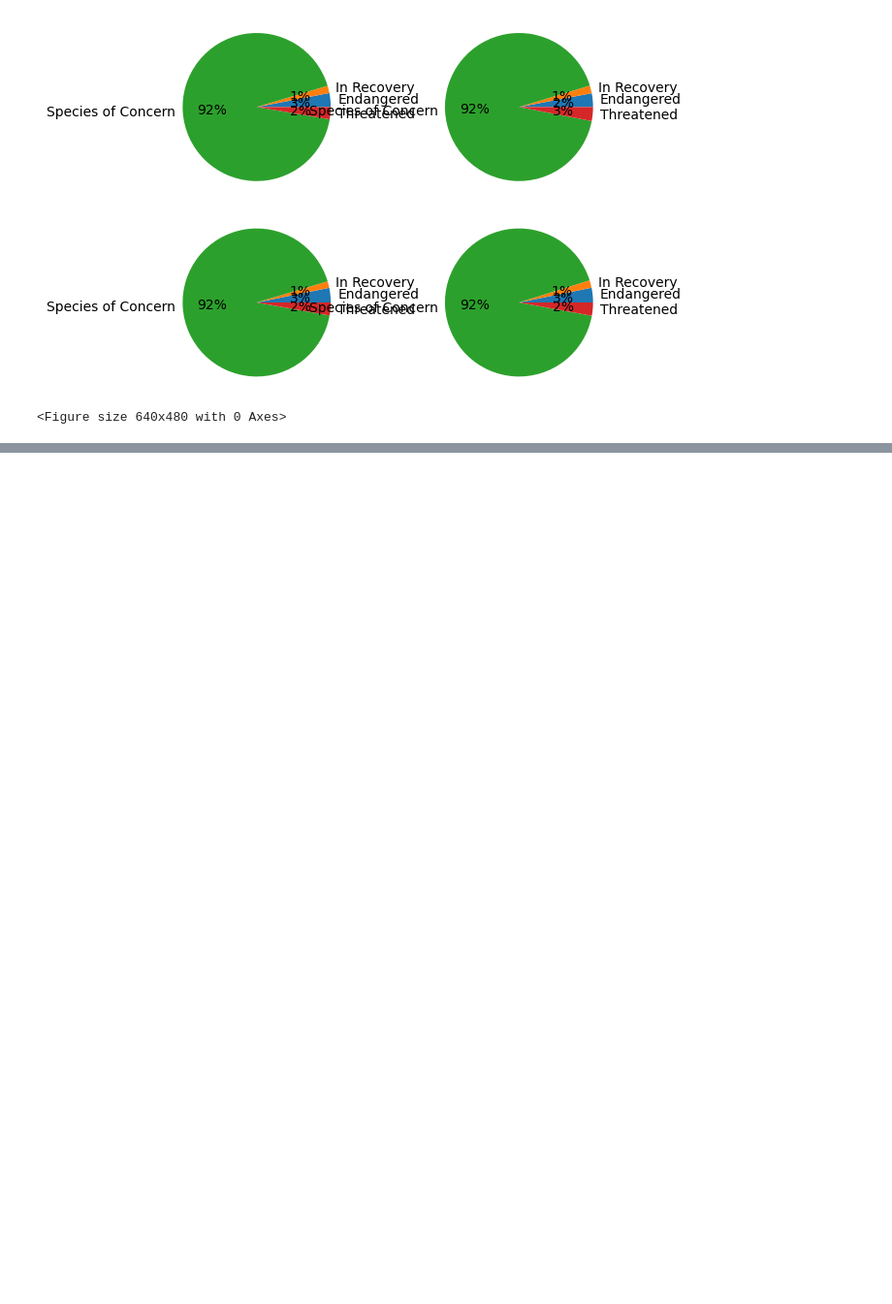
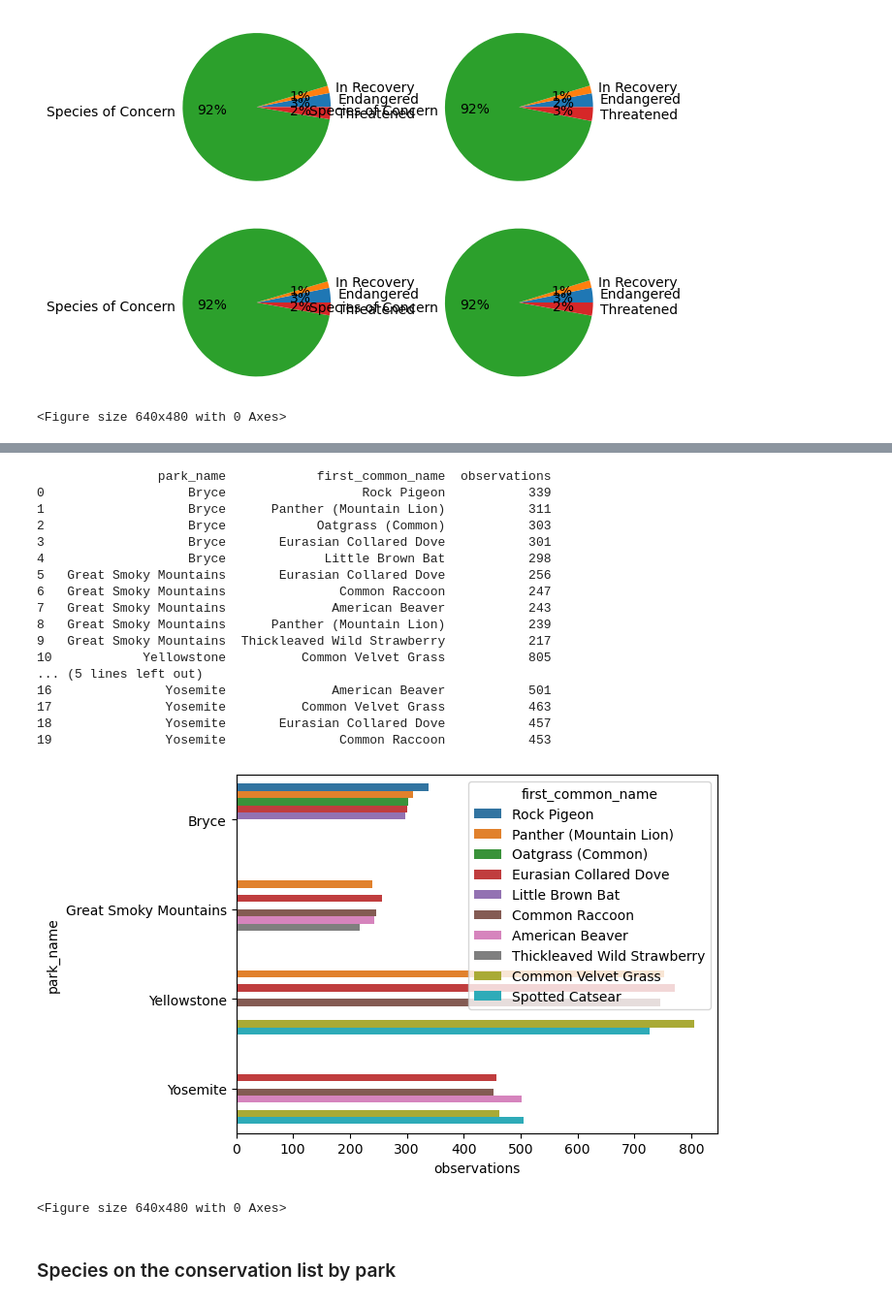
Before and after one commit to BitsAndGravy/national-parks-biodiversity, a Jupyter notebook: biodiversity.ipynb, the cells around one changed output, grey strips where cells are left out. Shown at 97% size. Cells and saved outputs as stored; diff of their text form; code cells hidden in the pictures; blank space fills up the shorter version.

```diff
--- a/biodiversity.ipynb
+++ b/biodiversity.ipynb
@@ -519,0 +600,43 @@ Yosemite                 3.198322     1.652680           92.271793    2.877205
+# %%
+# I have internet access, and plotting the top 5 values in a dataframe looks super easy in Seaborn, will try it out here:
+
+# sns.barplot(data=observations_species_info.nlargest(5, 'observations'), x='observations', y='park_name', hue='first_common_name')
+# plt.show()
+# plt.clf()
+
+# Well, I should have expected a fail like that. Only did the overall top 5, which of course all belong to Yellowstone
+# Found out I can chain groupby and nlargest to filter for the data I want to use
+
+name_as_index = observations_species_info.set_index('first_common_name')
+top_five_by_park = name_as_index.groupby('park_name')['observations'].nlargest().reset_index()
+print(top_five_by_park)
+
+sns.barplot(data=top_five_by_park, x='observations', y='park_name', hue='first_common_name')
+plt.show()
+plt.clf()
+
+# It's everything I dreamed it would be. Took much longer to solve than I expected.
+# I got stuck on the groupby.nlargest returning the index instead of a column,
+# but after a long time realized I can just use 'set_index()' to the column I want
+# %% [output]
+                park_name            first_common_name  observations
+0                   Bryce                  Rock Pigeon           339
+1                   Bryce      Panther (Mountain Lion)           311
+2                   Bryce            Oatgrass (Common)           303
+3                   Bryce       Eurasian Collared Dove           301
+4                   Bryce             Little Brown Bat           298
+5   Great Smoky Mountains       Eurasian Collared Dove           256
+6   Great Smoky Mountains               Common Raccoon           247
+7   Great Smoky Mountains              American Beaver           243
+8   Great Smoky Mountains      Panther (Mountain Lion)           239
+9   Great Smoky Mountains  Thickleaved Wild Strawberry           217
+10            Yellowstone          Common Velvet Grass           805
+... (5 lines left out)
+16               Yosemite              American Beaver           501
+17               Yosemite          Common Velvet Grass           463
+18               Yosemite       Eurasian Collared Dove           457
+19               Yosemite               Common Raccoon           453
+[figure, added]
+<Figure size 640x480 with 0 Axes>
+# %% [markdown]
+### Species on the conservation list by park
```
Also changed, not shown: parts of 12 cells of this notebook.
